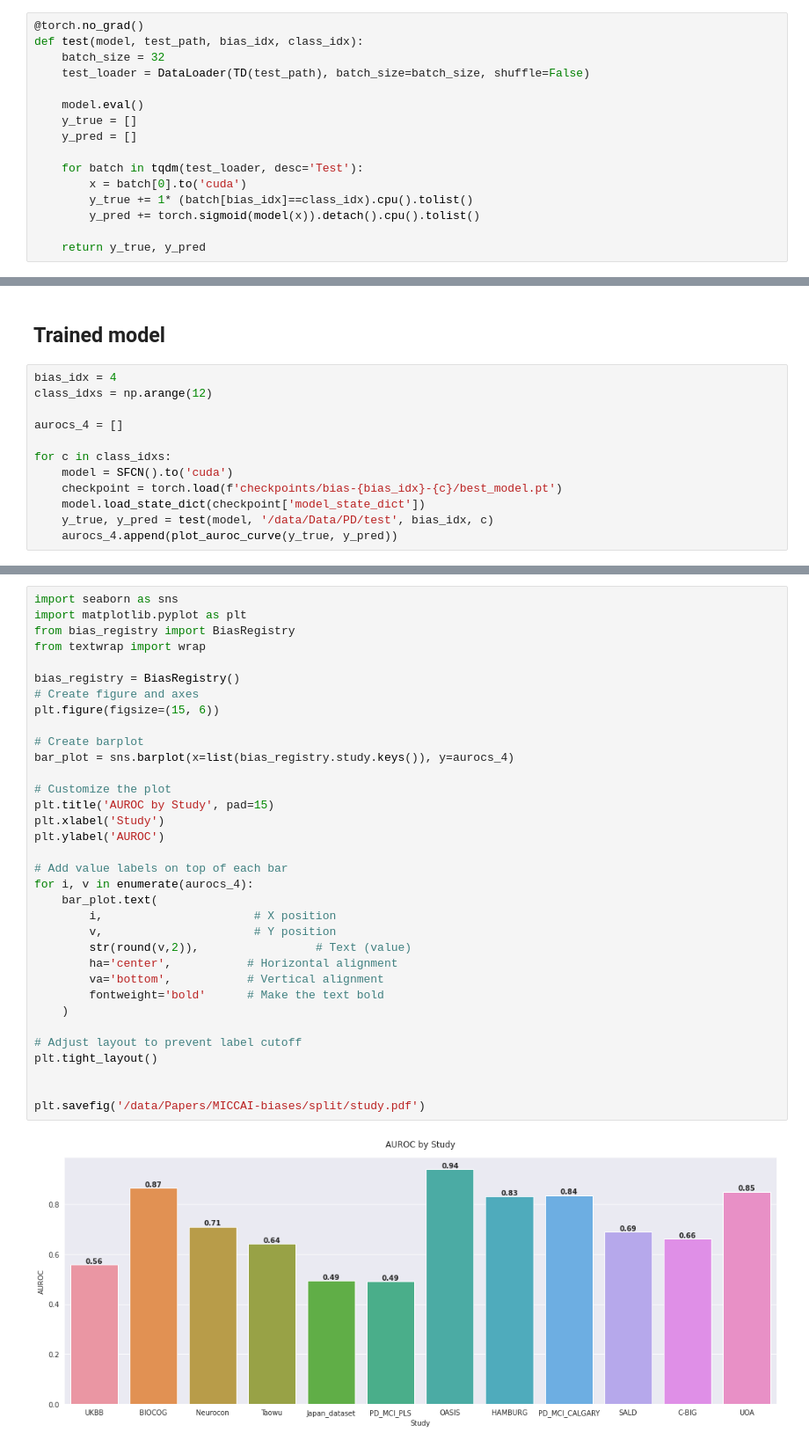
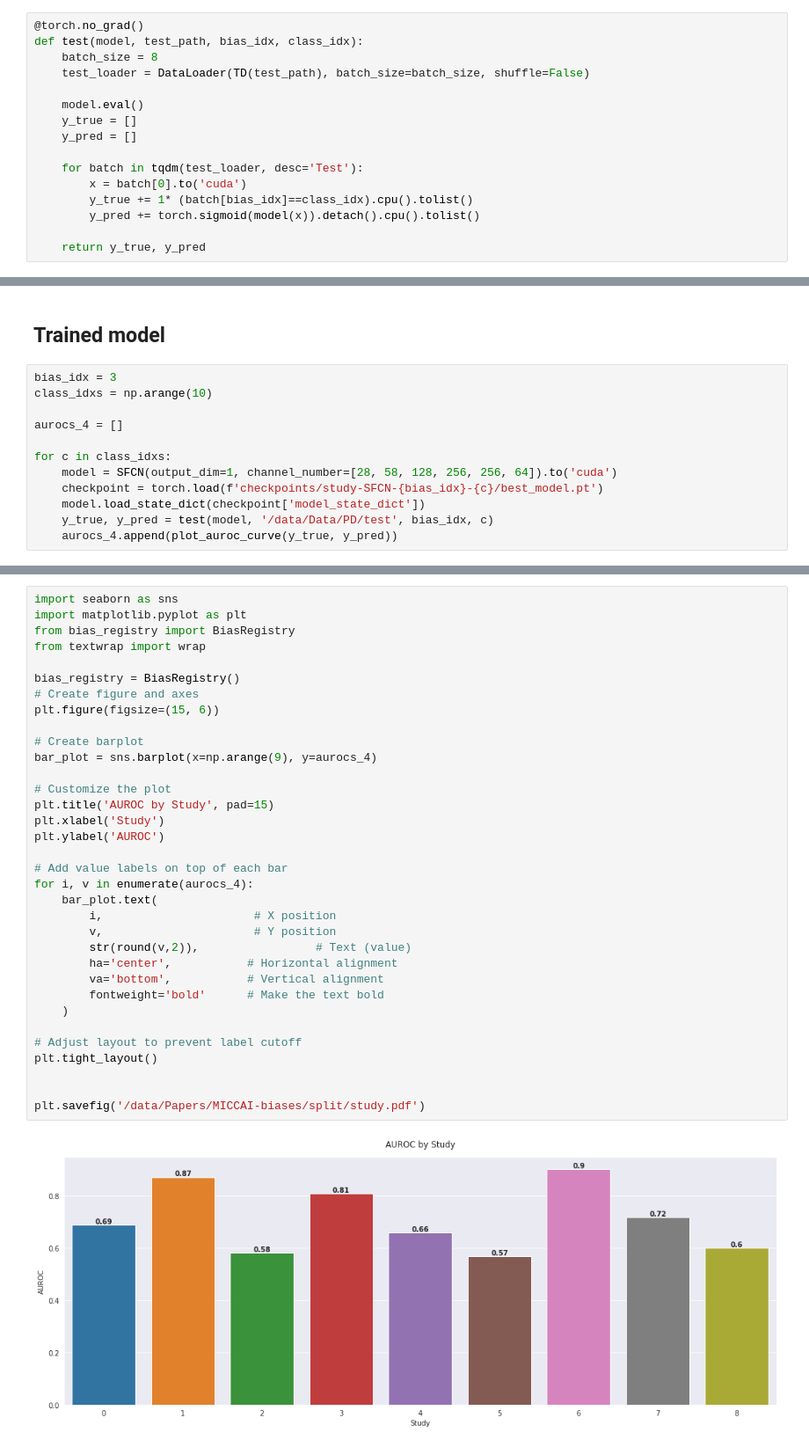
Before and after one commit to vibujithan/shortcut-analysis, a Jupyter notebook: PD/SPLIT-study.ipynb, the cells around one changed output, grey strips where cells are left out. Shown at 88% size. Drawn from its saved outputs; the diff is of its cells as text.

```diff
--- a/PD/SPLIT-study.ipynb
+++ b/PD/SPLIT-study.ipynb
@@ -10,7 +10,7 @@ from torch.utils.data import DataLoader
 # %%
 @torch.no_grad()
 def test(model, test_path, bias_idx, class_idx):
-    batch_size = 32
+    batch_size = 8
     test_loader = DataLoader(TD(test_path), batch_size=batch_size, shuffle=False)
 
     model.eval()
@@ -57,14 +57,14 @@ def plot_auroc_curve(y_true, y_pred):
 # %% [markdown]
 ## Trained model
 # %%
-bias_idx = 4
-class_idxs = np.arange(12)
+bias_idx = 3
+class_idxs = np.arange(10)
 
 aurocs_4 = []
 
 for c in class_idxs:
-    model = SFCN().to('cuda')
-    checkpoint = torch.load(f'checkpoints/bias-{bias_idx}-{c}/best_model.pt')
+    model = SFCN(output_dim=1, channel_number=[28, 58, 128, 256, 256, 64]).to('cuda')
+    checkpoint = torch.load(f'checkpoints/study-SFCN-{bias_idx}-{c}/best_model.pt')
     model.load_state_dict(checkpoint['model_state_dict'])
     y_true, y_pred = test(model, '/data/Data/PD/test', bias_idx, c)
     aurocs_4.append(plot_auroc_curve(y_true, y_pred))
@@ -89,32 +89,32 @@ from bias_registry import BiasRegistry
 from textwrap import wrap
 
 bias_registry = BiasRegistry()
 # Create figure and axes
 plt.figure(figsize=(15, 6))
 
 # Create barplot
-bar_plot = sns.barplot(x=list(bias_registry.study.keys()), y=aurocs_4)
+bar_plot = sns.barplot(x=np.arange(9), y=aurocs_4)
 
 # Customize the plot
 plt.title('AUROC by Study', pad=15)
 plt.xlabel('Study')
 plt.ylabel('AUROC')
 
 # Add value labels on top of each bar
 for i, v in enumerate(aurocs_4):
     bar_plot.text(
         i,                      # X position
         v,                      # Y position
         str(round(v,2)),                 # Text (value)
         ha='center',           # Horizontal alignment
         va='bottom',           # Vertical alignment
         fontweight='bold'      # Make the text bold
     )
 
 # Adjust layout to prevent label cutoff
 plt.tight_layout()
 
 
 plt.savefig('/data/Papers/MICCAI-biases/split/study.pdf')
 # %% [output]
-[figure, old version]
+[figure, new version]
```
Also changed, not shown: parts of 2 cells of this notebook, 13 other files.
